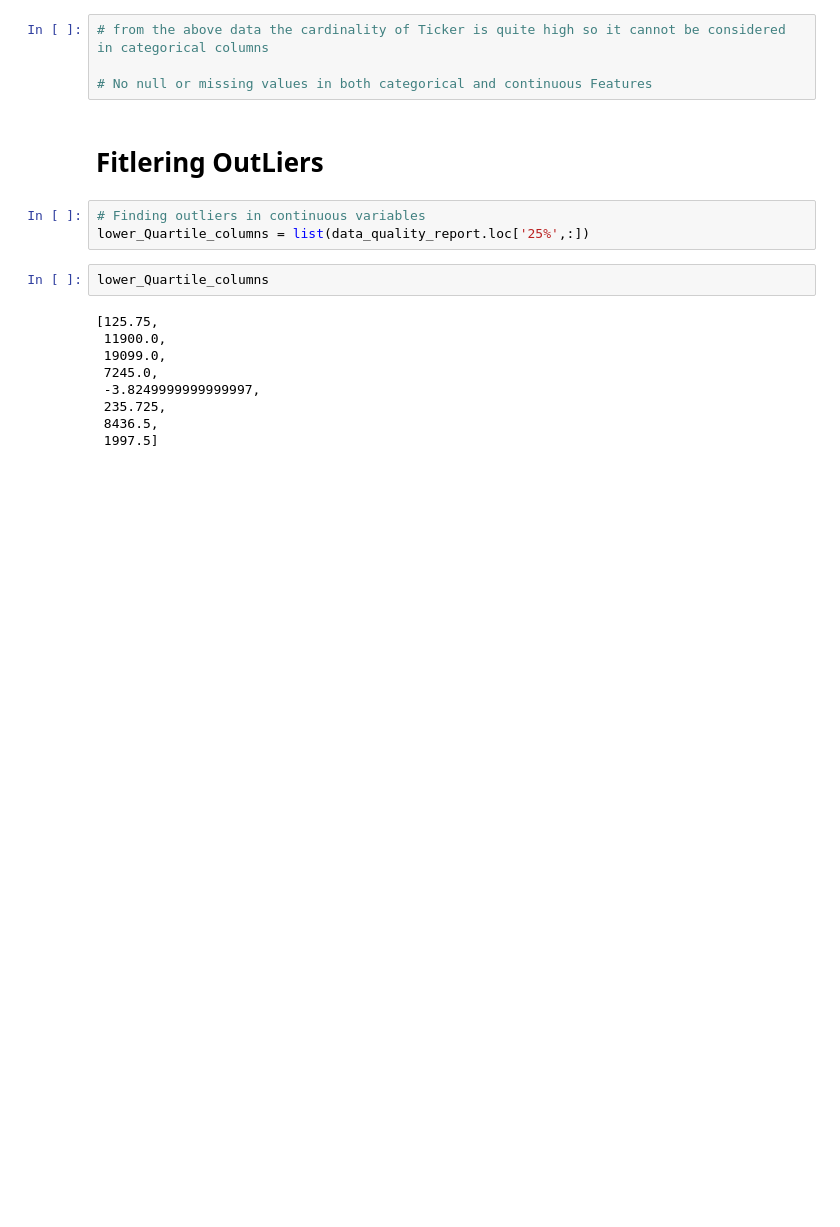
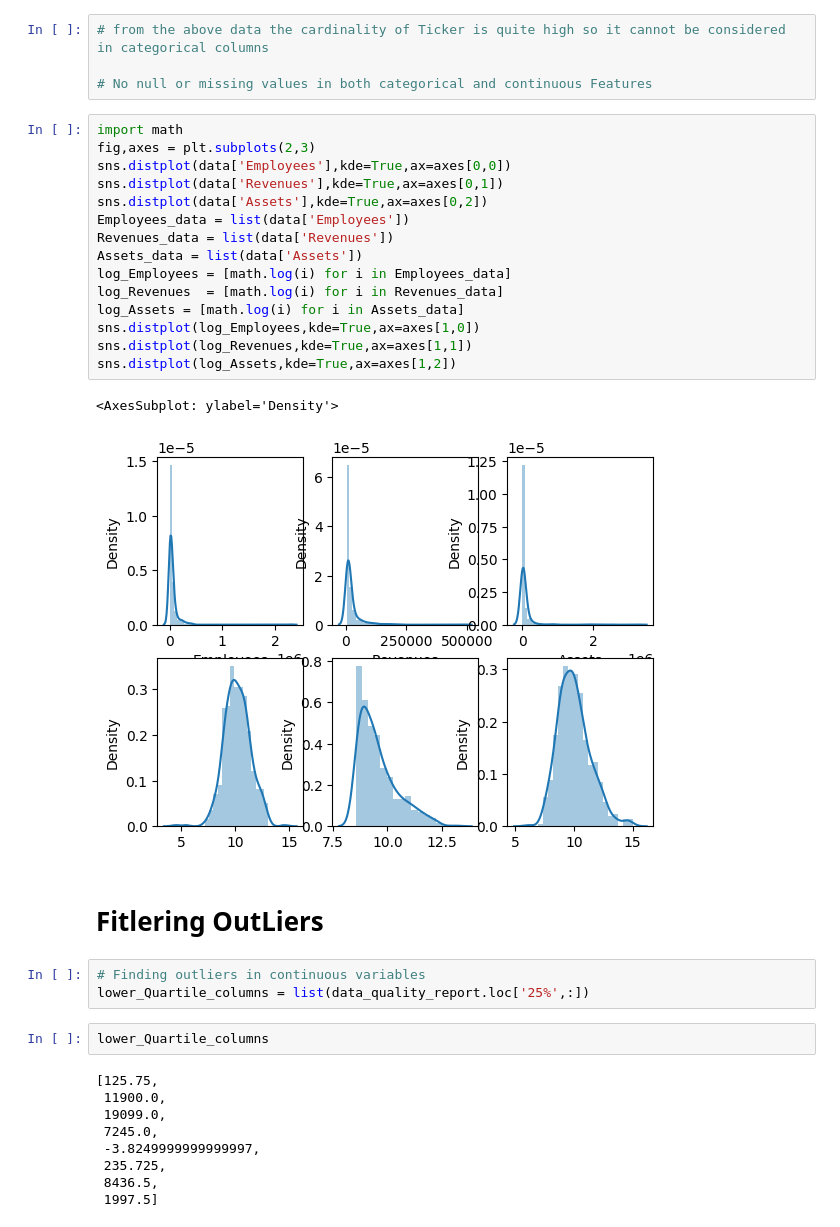
Before and after one commit to arjun8009/Python-Exeter, a Jupyter notebook: Learning Form Data ECMM445-CA1.ipynb, the cells around one changed output. Saved outputs shown, nothing was run; the diff lists cells and outputs as text; blank space fills up the shorter version.

```diff
--- a/Learning Form Data ECMM445-CA1.ipynb
+++ b/Learning Form Data ECMM445-CA1.ipynb
@@ -140,6 +140,24 @@ data_quality_report_categorical
 # from the above data the cardinality of Ticker is quite high so it cannot be considered in categorical columns
 
 # No null or missing values in both categorical and continuous Features
+# %%
+import math
+fig,axes = plt.subplots(2,3)
+sns.distplot(data['Employees'],kde=True,ax=axes[0,0])
+sns.distplot(data['Revenues'],kde=True,ax=axes[0,1])
+sns.distplot(data['Assets'],kde=True,ax=axes[0,2])
+Employees_data = list(data['Employees'])
+Revenues_data = list(data['Revenues'])
+Assets_data = list(data['Assets'])
+log_Employees = [math.log(i) for i in Employees_data]
+log_Revenues  = [math.log(i) for i in Revenues_data]
+log_Assets = [math.log(i) for i in Assets_data]
+sns.distplot(log_Employees,kde=True,ax=axes[1,0])
+sns.distplot(log_Revenues,kde=True,ax=axes[1,1])
+sns.distplot(log_Assets,kde=True,ax=axes[1,2])
+# %% [output]
+<AxesSubplot: ylabel='Density'>
+[figure, added]
 # %% [markdown]
 # Fitlering OutLiers
 # %%
```
Also changed, not shown: parts of 19 cells of this notebook.
